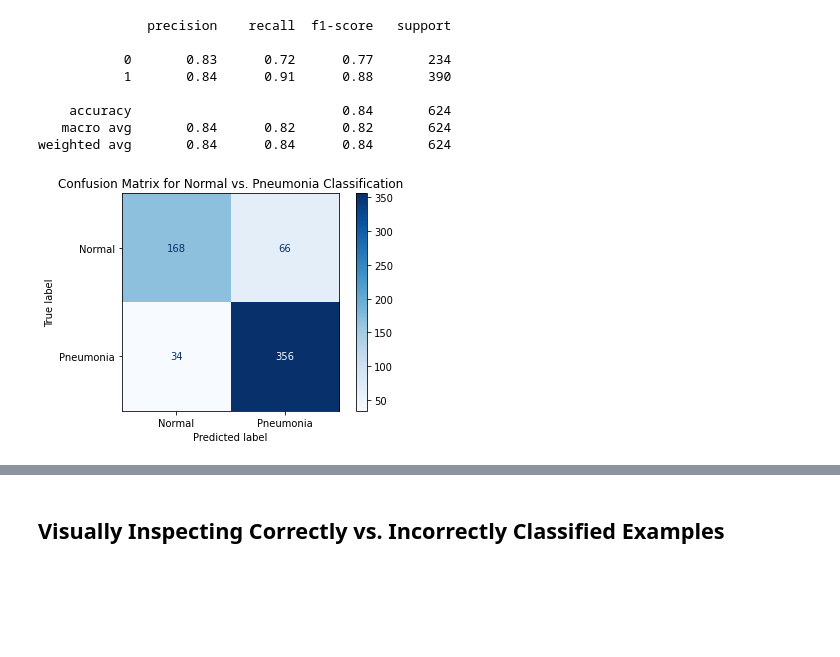
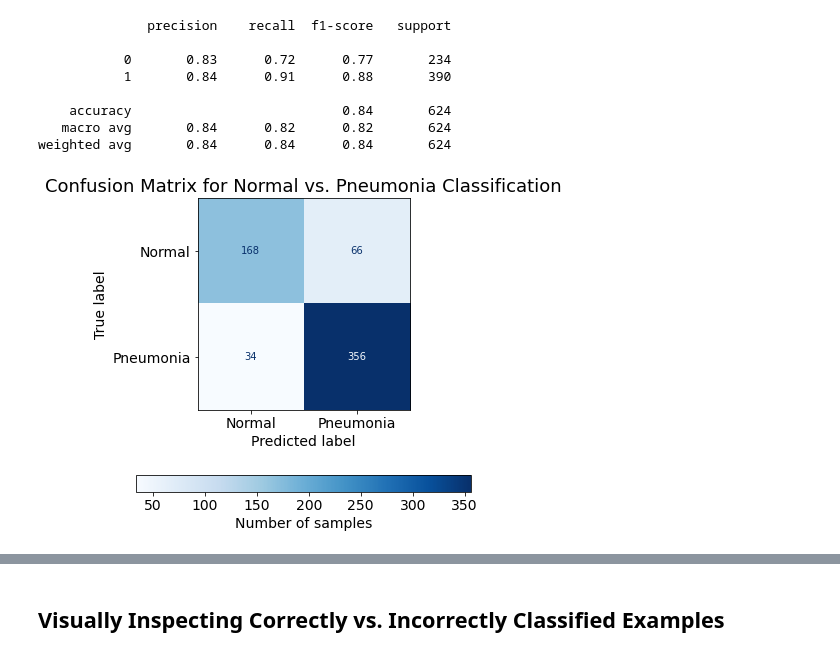
Before and after one commit to sepidehparhami/pneumonia-xray-cnn, a Jupyter notebook: pneumonia.ipynb, the cells around one changed output, grey strips where cells are left out. Saved outputs shown, nothing was run; the diff lists cells and outputs as text; code cells hidden in the pictures; blank space fills up the shorter version.

```diff
--- a/pneumonia.ipynb
+++ b/pneumonia.ipynb
@@ -283 +284,6 @@ y_pred = model.predict(test_ds)
+# %%
+mpl.rc('axes', titlesize=18, labelsize=14)
+mpl.rc('xtick', labelsize=14)
+mpl.rc('ytick', labelsize=14)
+GRAPH_SIZE = (8, 6)
 # %%
@@ -321,6 +330,8 @@ RocCurveDisplay(fpr=fpr, tpr=tpr, roc_auc=roc_auc).plot()
 # %%
 # transform to a binary prediction with empirically chosen threshold
-y_pred_binary = [1 if x > 0.75 else 0 for x in y_pred]
+prob = np.array([x[0] for x in y_pred])
+threshold = 0.75
+y_pred_binary = [1 if x > threshold else 0 for x in prob]
 # %%
 from sklearn.metrics import classification_report
 print(classification_report(y_test, y_pred_binary))
@@ -336,11 +347,17 @@ weighted avg       0.84      0.84      0.84       624
 # %%
 from sklearn.metrics import ConfusionMatrixDisplay, confusion_matrix
 
+fig, ax = plt.subplots(1, 1, figsize=(6, 6))
 cm = confusion_matrix(y_test, y_pred_binary)
-ConfusionMatrixDisplay(cm, display_labels=["Normal", "Pneumonia"]).plot(cmap="Blues")
+cm_plot = ConfusionMatrixDisplay(cm, display_labels=["Normal", "Pneumonia"])
+cm_plot.plot(cmap="Blues", ax=ax)
+im = cm_plot.im_
+im.colorbar.remove()
+plt.colorbar(im, orientation="horizontal", pad=0.2, label='Number of samples')
+
 plt.title('Confusion Matrix for Normal vs. Pneumonia Classification');
 # %% [output]
-[figure, old version]
+[figure, new version]
 # %%
 from sklearn.metrics import average_precision_score, PrecisionRecallDisplay
 
```
Also changed, not shown: parts of 9 cells of this notebook.
